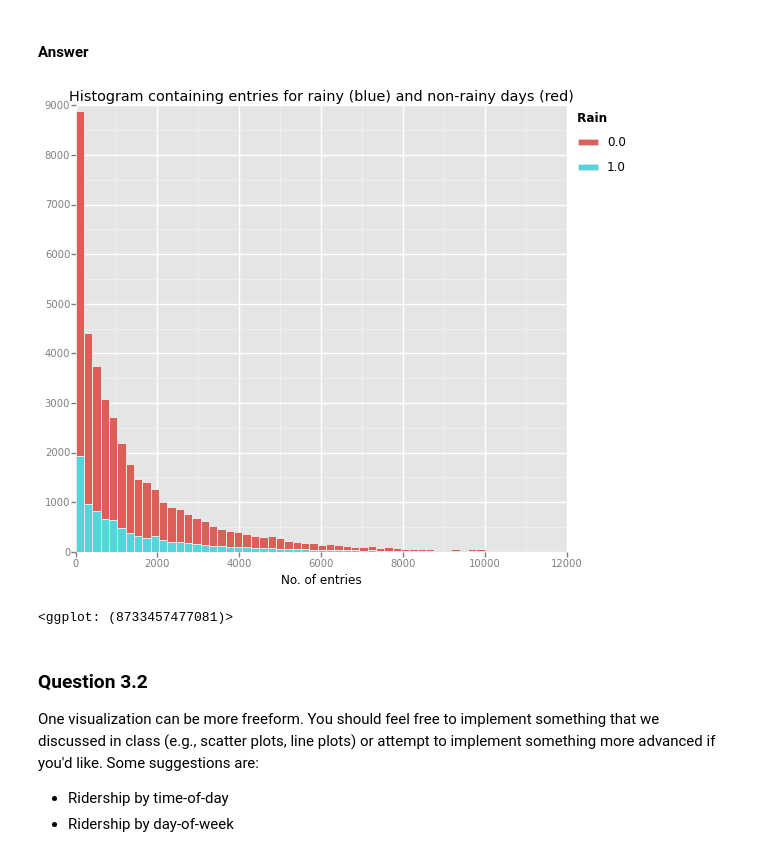
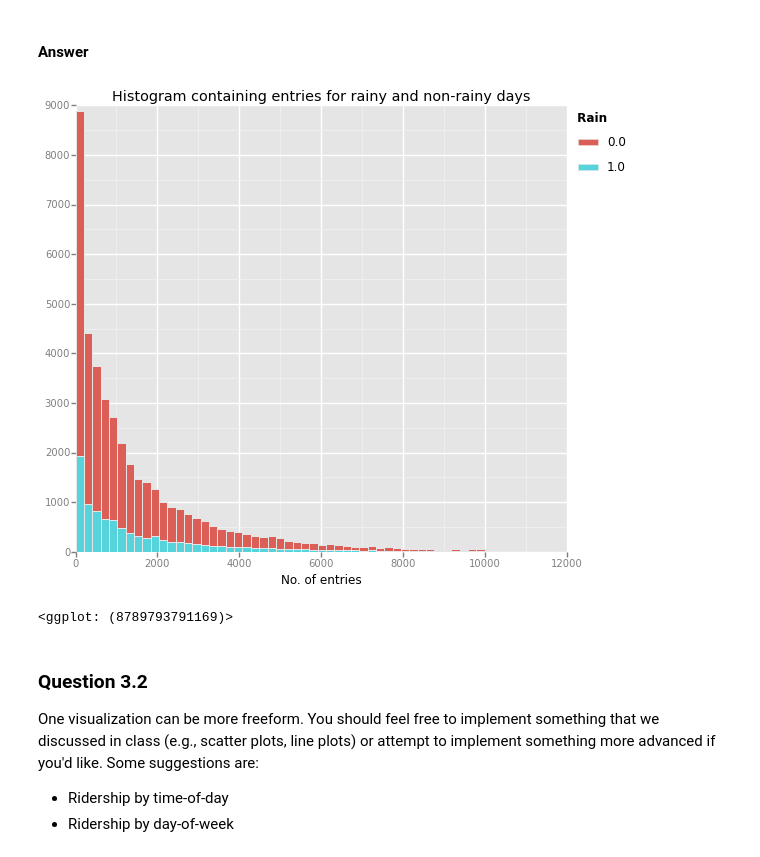
Before and after one commit to Manyizi101/nanodegree, a Jupyter notebook: 002-nyc-subway/dev/nyc-subway.ipynb, the cells around one changed output. Drawn from its saved outputs; the diff is of its cells as text; code cells hidden in the pictures.

```diff
--- a/002-nyc-subway/dev/nyc-subway.ipynb
+++ b/002-nyc-subway/dev/nyc-subway.ipynb
@@ -373,11 +345,11 @@ One visualization should contain two histograms: one of  ENTRIESn_hourly for rai
 #### Answer
 # %%
 ggplot(data[data['ENTRIESn_hourly'] < 10000], aes(x="ENTRIESn_hourly", fill="rain")) + geom_histogram(binwidth=200) + \
-ggtitle("Histogram containing entries for rainy (blue) and non-rainy days (red)") + \
+ggtitle("Histogram containing entries for rainy and non-rainy days") + \
 xlab('No. of entries')
 # %% [output]
-[figure, old version]
+[figure, new version]
-<ggplot: (8733457477081)>
+<ggplot: (8789793791169)>
 # %% [markdown]
 ### Question 3.2
 One visualization can be more freeform. You should feel free to implement something that we discussed in class (e.g., scatter plots, line plots) or attempt to implement something more advanced if you'd like. Some suggestions are:
```
Also changed, not shown: parts of 18 cells of this notebook.
